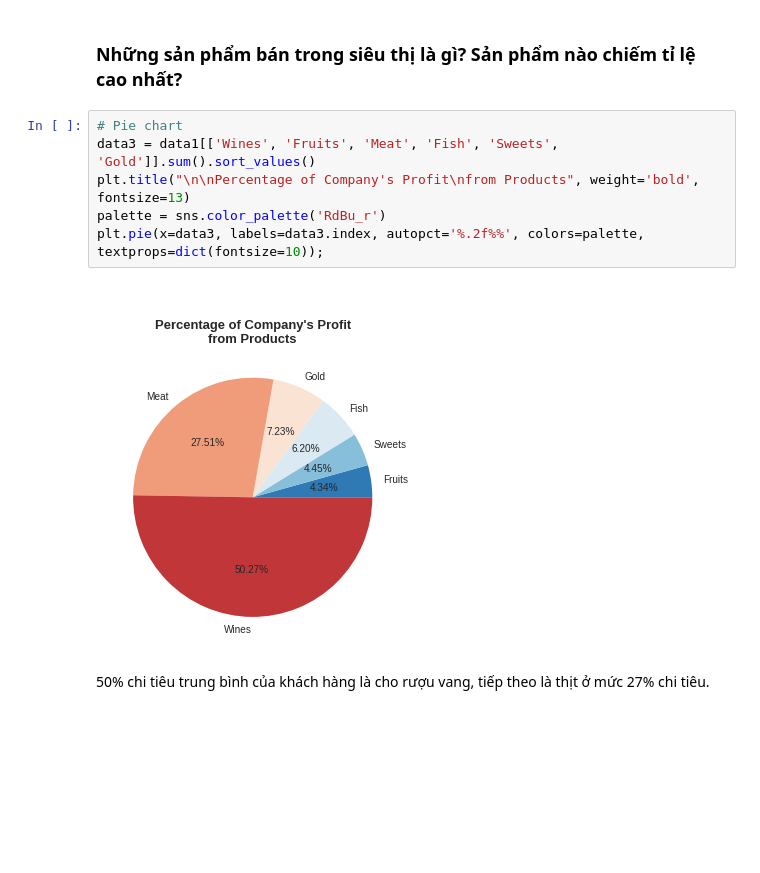
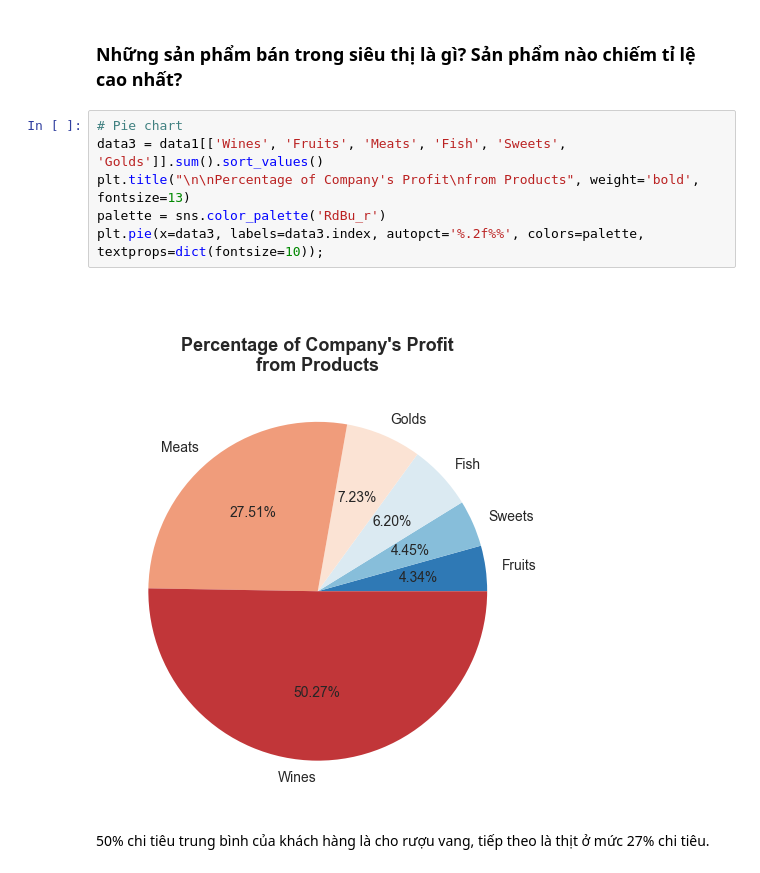
Before and after one commit to NgdHung31/Customer-segmentation-clustering, a Jupyter notebook: customer_segmentation_clustering.ipynb, the cells around one changed output. Drawn from its saved outputs; the diff is of its cells as text; blank space fills up the shorter version.

```diff
--- a/customer_segmentation_clustering.ipynb
+++ b/customer_segmentation_clustering.ipynb
@@ -478,12 +445,12 @@ plt.pie([Alone, Partner], labels = ['Alone', 'Partner'],colors = palette, autopc
 ### **Những sản phẩm bán trong siêu thị là gì? Sản phẩm nào chiếm tỉ lệ cao nhất?**
 # %%
 # Pie chart
-data3 = data1[['Wines', 'Fruits', 'Meat', 'Fish', 'Sweets', 'Gold']].sum().sort_values()
+data3 = data1[['Wines', 'Fruits', 'Meats', 'Fish', 'Sweets', 'Golds']].sum().sort_values()
 plt.title("\n\nPercentage of Company's Profit\nfrom Products", weight='bold', fontsize=13)
 palette = sns.color_palette('RdBu_r')
 plt.pie(x=data3, labels=data3.index, autopct='%.2f%%', colors=palette, textprops=dict(fontsize=10));
 # %% [output]
-[figure, old version]
+[figure, new version]
 # %% [markdown]
 50% chi tiêu trung bình của khách hàng là cho rượu vang, tiếp theo là thịt ở mức 27% chi tiêu.
 # %% [markdown]
```
Also changed, not shown: parts of 27 cells of this notebook.
